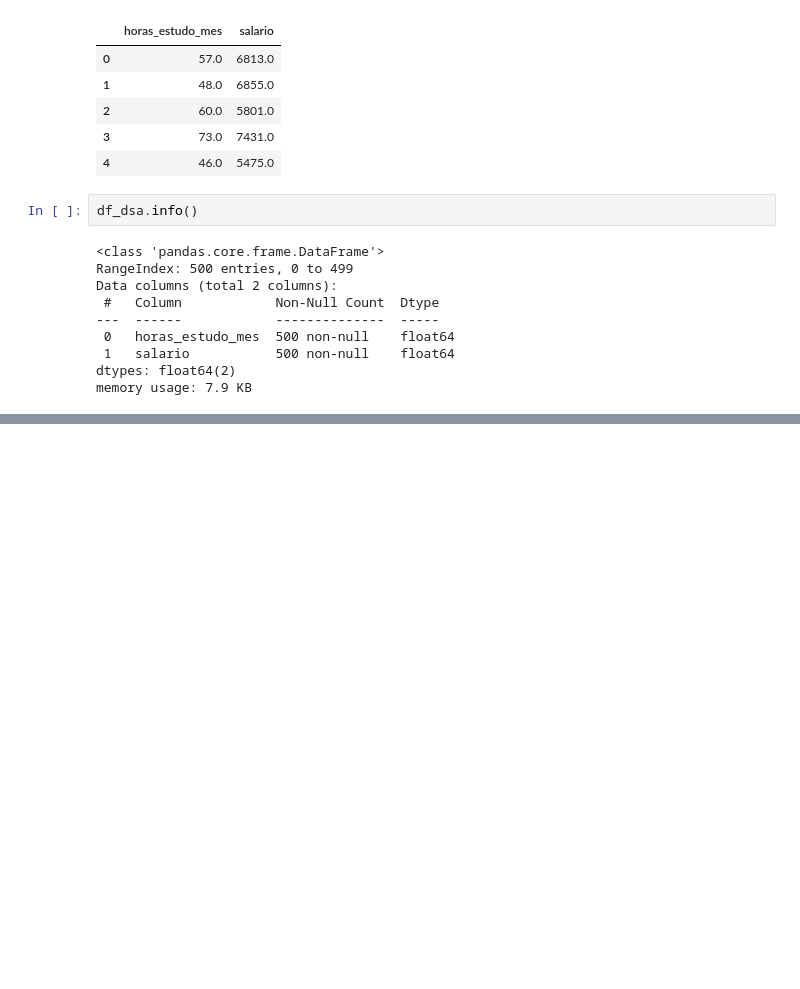
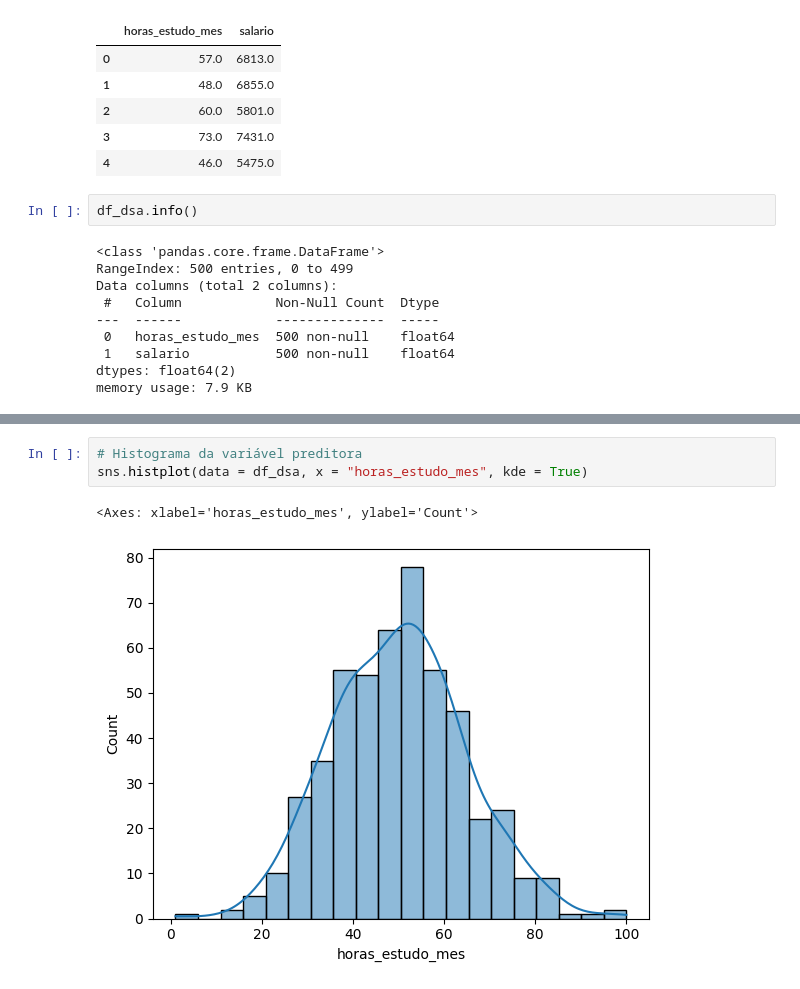
Before and after one commit to GChandrone/PythonDSA, a Jupyter notebook: Cap15/DSA-Python-Cap15-Scikit-Learn.ipynb, the cells around one changed output, grey strips where cells are left out. Cells and saved outputs as stored; diff of their text form; blank space fills up the shorter version.

```diff
--- a/Cap15/DSA-Python-Cap15-Scikit-Learn.ipynb
+++ b/Cap15/DSA-Python-Cap15-Scikit-Learn.ipynb
@@ -60,0 +103,6 @@ memory usage: 7.9 KB
+# %%
+# Histograma da variável preditora
+sns.histplot(data = df_dsa, x = "horas_estudo_mes", kde = True)
+# %% [output]
+<Axes: xlabel='horas_estudo_mes', ylabel='Count'>
+[figure, added]
```
Also changed, not shown: parts of 5 cells of this notebook.
